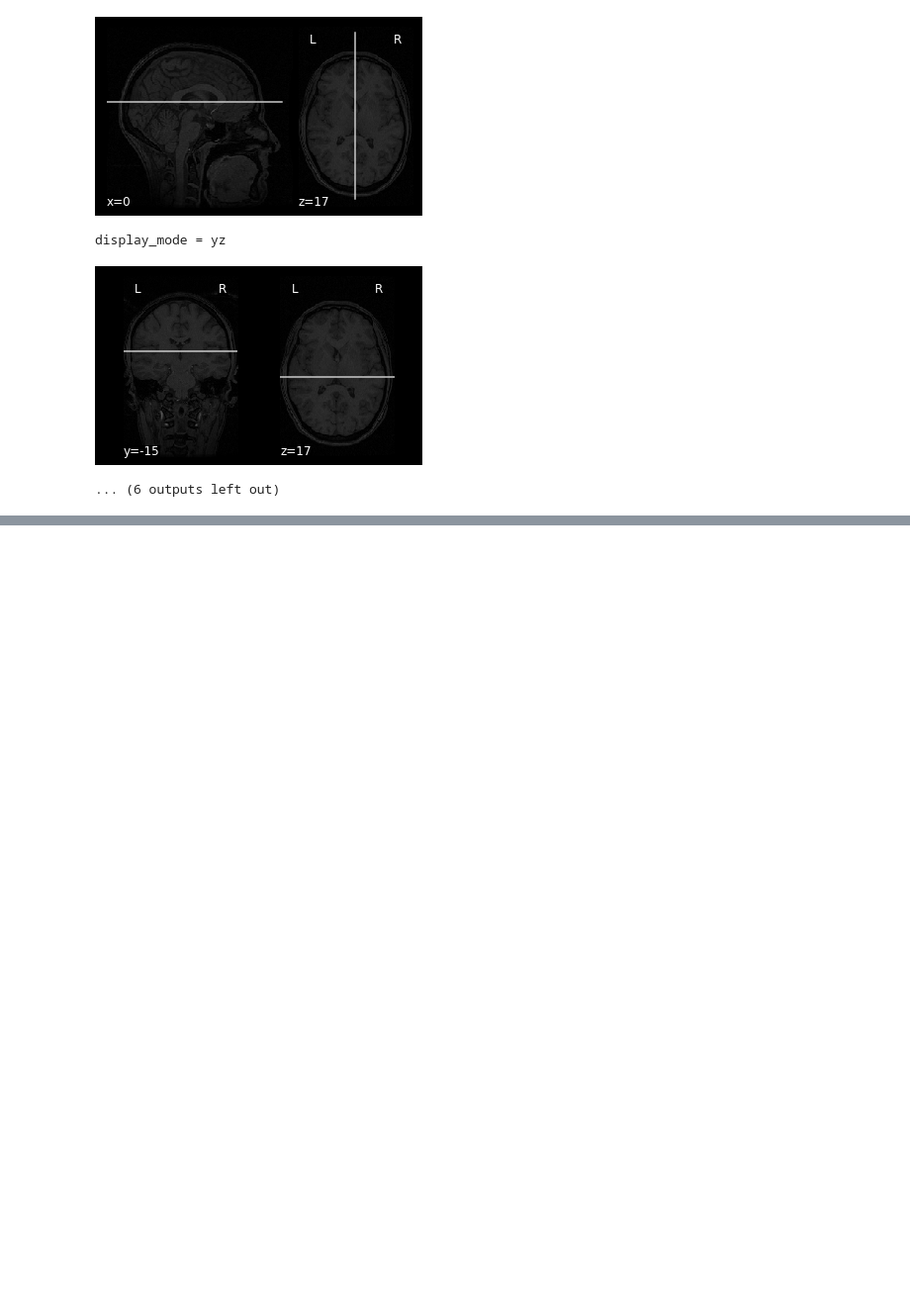
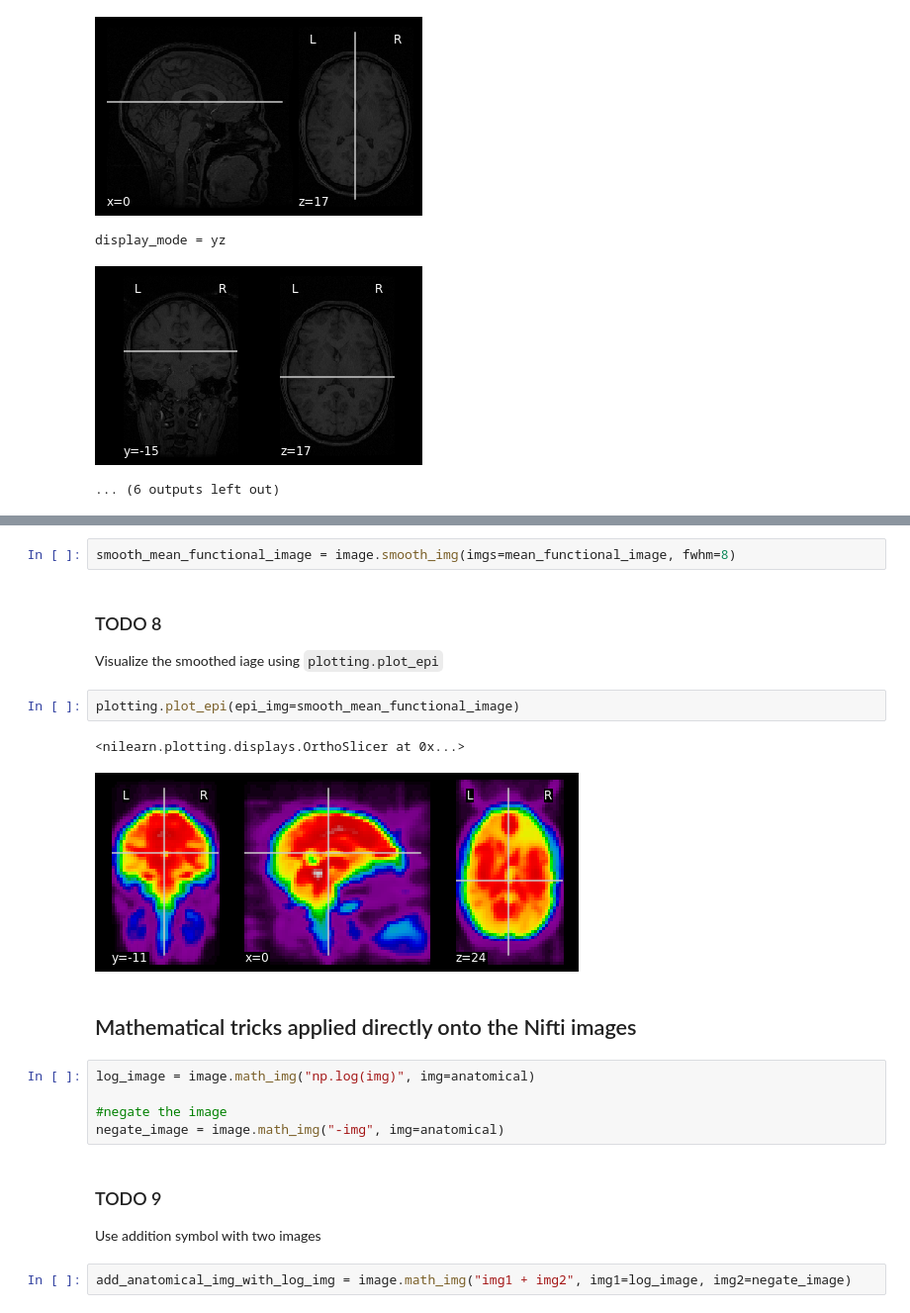
Before and after one commit to deutranium/Nilearn-basics-and-masking, a Jupyter notebook: 2019115005.ipynb, the cells around one changed output, grey strips where cells are left out. Shown at 99% size. Drawn from its saved outputs; the diff is of its cells as text; blank space fills up the shorter version.

```diff
--- a/2019115005.ipynb
+++ b/2019115005.ipynb
@@ -156,0 +182,22 @@ display_mode = yz
+# %%
+smooth_mean_functional_image = image.smooth_img(imgs=mean_functional_image, fwhm=8)
+# %% [markdown]
+### TODO 8
+Visualize the smoothed iage using `plotting.plot_epi`
+# %%
+plotting.plot_epi(epi_img=smooth_mean_functional_image)
+# %% [output]
+<nilearn.plotting.displays.OrthoSlicer at 0x...>
+[figure, added]
+# %% [markdown]
+## Mathematical tricks applied directly onto the Nifti images
+# %%
+log_image = image.math_img("np.log(img)", img=anatomical)
+
+#negate the image
+negate_image = image.math_img("-img", img=anatomical)
+# %% [markdown]
+### TODO 9
+Use addition symbol with two images
+# %%
+add_anatomical_img_with_log_img = image.math_img("img1 + img2", img1=log_image, img2=negate_image)
```
Also changed, not shown: parts of 37 cells of this notebook.
